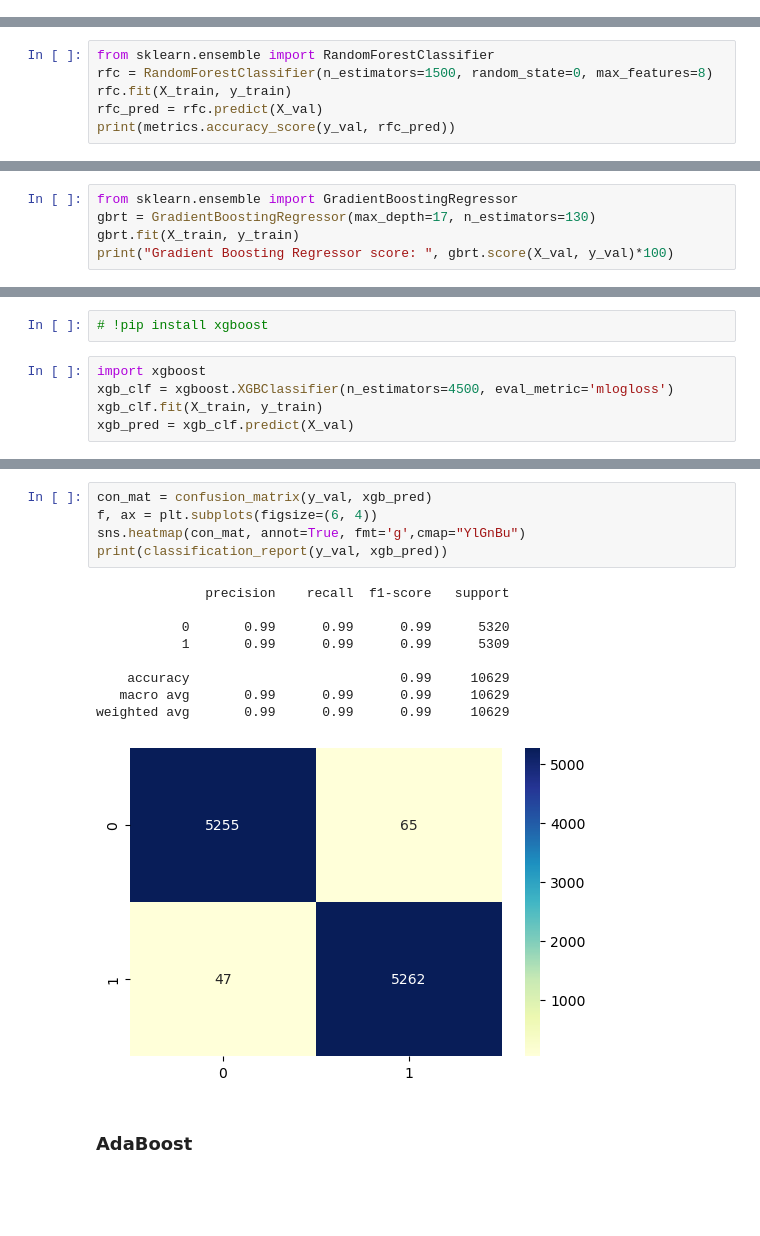
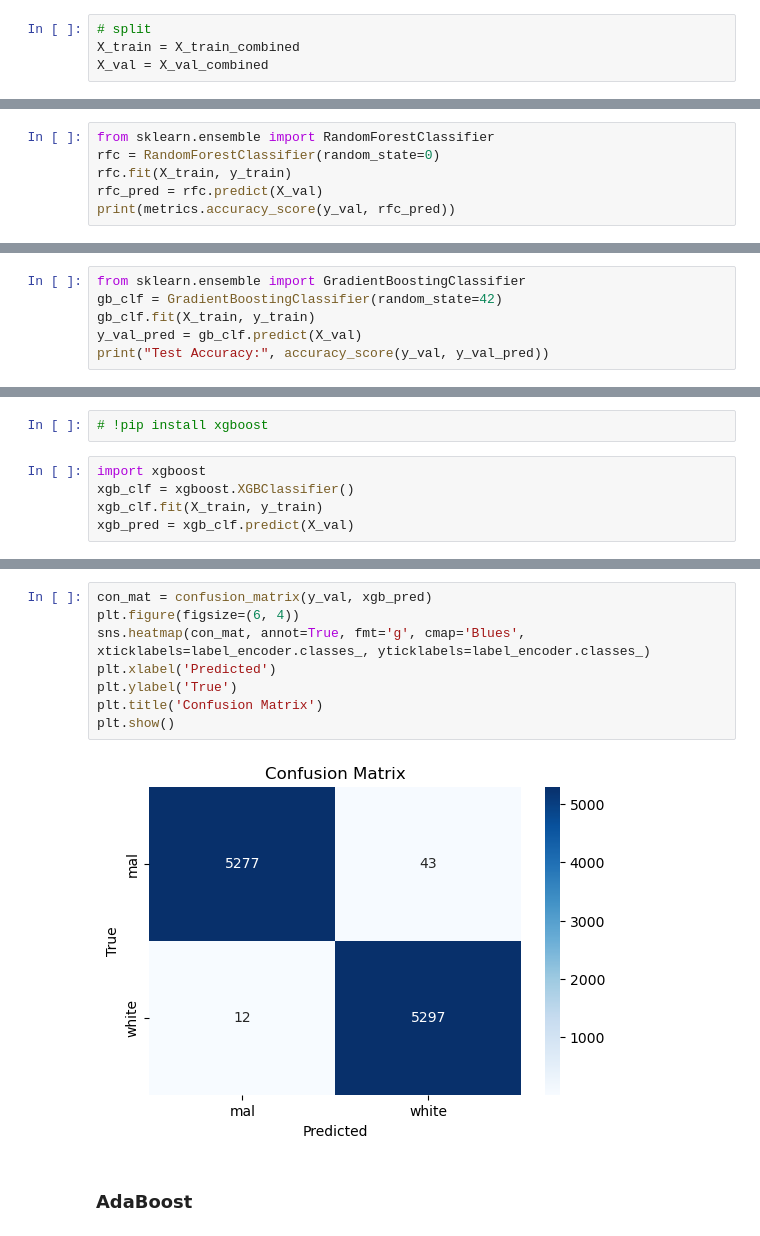
Before and after one commit to TaliaSeada/macro_competition, a Jupyter notebook: macro_competition.ipynb, the cells around one changed output, grey strips where cells are left out. Saved outputs shown, nothing was run; the diff lists cells and outputs as text; blank space fills up the shorter version.

```diff
--- a/macro_competition.ipynb
+++ b/macro_competition.ipynb
@@ -696,0 +741,4 @@ plt.grid(True)
+# %%
+# split
+X_train = X_train_combined
+X_val = X_val_combined
@@ -720,7 +771,7 @@ weighted avg       0.87      0.87      0.87     10629
 ### Random Forest Classification
 # %%
 from sklearn.ensemble import RandomForestClassifier
-rfc = RandomForestClassifier(n_estimators=1500, random_state=0, max_features=8)
+rfc = RandomForestClassifier(random_state=0)
 rfc.fit(X_train, y_train)
 rfc_pred = rfc.predict(X_val)
 print(metrics.accuracy_score(y_val, rfc_pred))
@@ -774,6 +828,7 @@ weighted avg       0.98      0.98      0.98     10629
 # %%
-from sklearn.ensemble import GradientBoostingRegressor
-gbrt = GradientBoostingRegressor(max_depth=17, n_estimators=130)
-gbrt.fit(X_train, y_train)
-print("Gradient Boosting Regressor score: ", gbrt.score(X_val, y_val)*100)
+from sklearn.ensemble import GradientBoostingClassifier
+gb_clf = GradientBoostingClassifier(random_state=42)
+gb_clf.fit(X_train, y_train)
+y_val_pred = gb_clf.predict(X_val)
+print("Test Accuracy:", accuracy_score(y_val, y_val_pred))
 # %% [output]
@@ -784,7 +839,7 @@ Gradient Boosting Regressor score:  94.6528029919907
 # !pip install xgboost
 # %%
 import xgboost
-xgb_clf = xgboost.XGBClassifier(n_estimators=4500, eval_metric='mlogloss')
+xgb_clf = xgboost.XGBClassifier()
 xgb_clf.fit(X_train, y_train)
 xgb_pred = xgb_clf.predict(X_val)
 # %%
@@ -794,18 +858,13 @@ xgboost score:  98.94627904788786
 # %%
 con_mat = confusion_matrix(y_val, xgb_pred)
-f, ax = plt.subplots(figsize=(6, 4))
-sns.heatmap(con_mat, annot=True, fmt='g',cmap="YlGnBu")
-print(classification_report(y_val, xgb_pred))
+plt.figure(figsize=(6, 4))
+sns.heatmap(con_mat, annot=True, fmt='g', cmap='Blues', xticklabels=label_encoder.classes_, yticklabels=label_encoder.classes_)
+plt.xlabel('Predicted')
+plt.ylabel('True')
+plt.title('Confusion Matrix')
+plt.show()
 # %% [output]
-              precision    recall  f1-score   support
-
-           0       0.99      0.99      0.99      5320
-           1       0.99      0.99      0.99      5309
-
-    accuracy                           0.99     10629
-   macro avg       0.99      0.99      0.99     10629
-weighted avg       0.99      0.99      0.99     10629
-[figure, old version]
+[figure, new version]
 # %% [markdown]
 ### AdaBoost
 # %%
```
Also changed, not shown: parts of 39 cells of this notebook.
